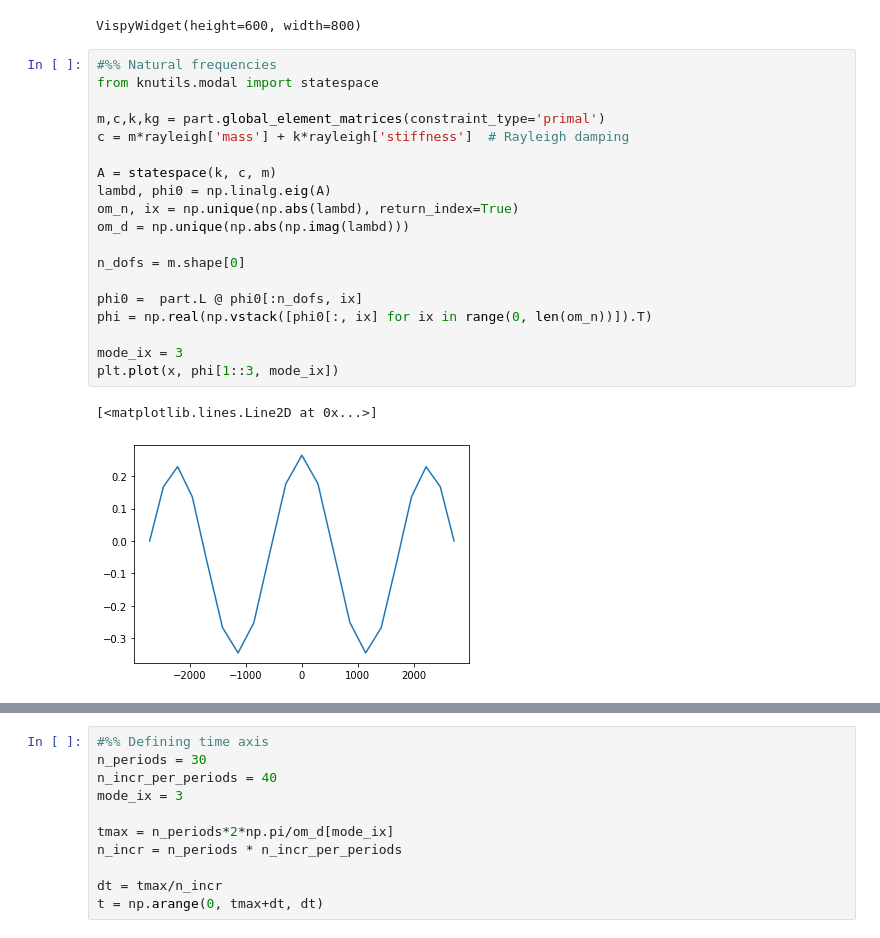
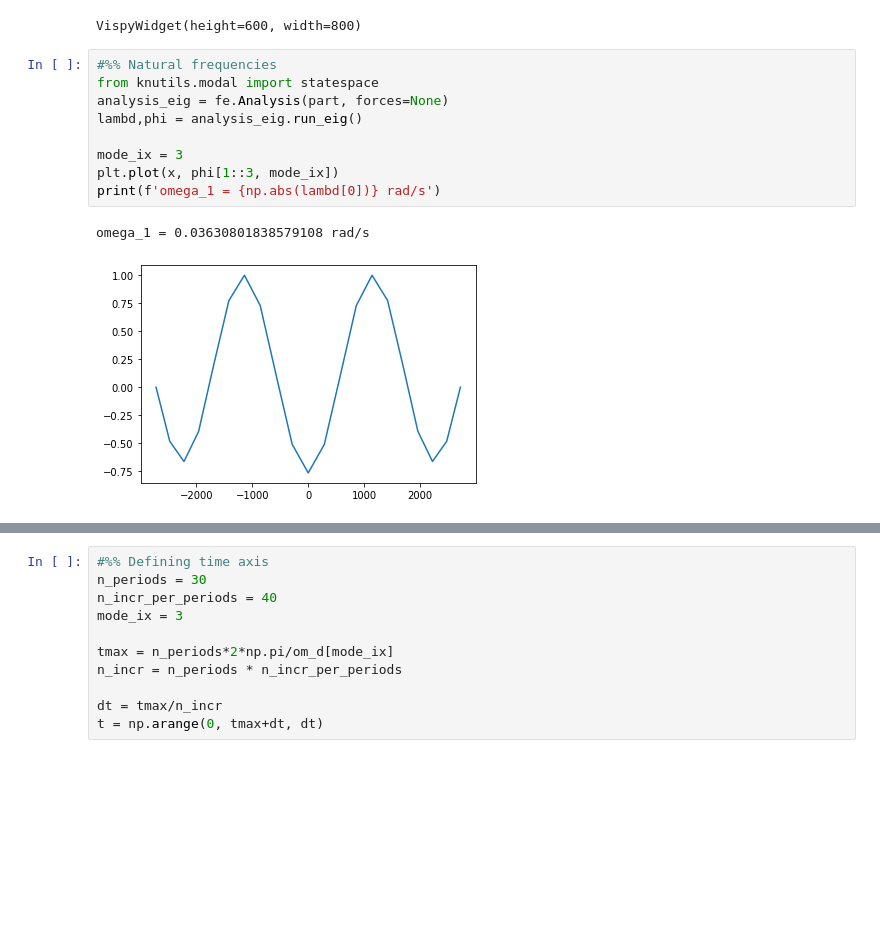
Before and after one commit to knutankv/beef, a Jupyter notebook: examples/2021-06-03-kak-beef-example.ipynb, the cells around one changed output, grey strips where cells are left out. Cells and saved outputs as stored; diff of their text form; blank space fills up the shorter version.

```diff
--- a/examples/2021-06-03-kak-beef-example.ipynb
+++ b/examples/2021-06-03-kak-beef-example.ipynb
@@ -51,25 +52,15 @@ part = fe.Part(node_matrix, element_matrix, [section]*element_matrix.shape[0], c
 canvas, viewbox = part.plot(plot_nodes=True, node_labels=True, element_labels=True) #plot part for reference
 # %% [output]
 VispyWidget(height=600, width=800)
-# %%
-#%% Natural frequencies
-from knutils.modal import statespace
-
-m,c,k,kg = part.global_element_matrices(constraint_type='primal')
-c = m*rayleigh['mass'] + k*rayleigh['stiffness']  # Rayleigh damping
-
-A = statespace(k, c, m)
-lambd, phi0 = np.linalg.eig(A)
-om_n, ix = np.unique(np.abs(lambd), return_index=True)
-om_d = np.unique(np.abs(np.imag(lambd)))
-
-n_dofs = m.shape[0]
-
-phi0 =  part.L @ phi0[:n_dofs, ix]
-phi = np.real(np.vstack([phi0[:, ix] for ix in range(0, len(om_n))]).T)
-
-mode_ix = 3
-plt.plot(x, phi[1::3, mode_ix])
-# %% [output]
-[<matplotlib.lines.Line2D at 0x...>]
-[figure, removed]
+# %%
+#%% Natural frequencies
+from knutils.modal import statespace
+analysis_eig = fe.Analysis(part, forces=None)
+lambd,phi = analysis_eig.run_eig()
+
+mode_ix = 3
+plt.plot(x, phi[1::3, mode_ix])
+print(f'omega_1 = {np.abs(lambd[0])} rad/s')
+# %% [output]
+omega_1 = 0.03630801838579108 rad/s
+[figure, added]
```
Also changed, not shown: parts of 2 cells of this notebook, 2 other files.
